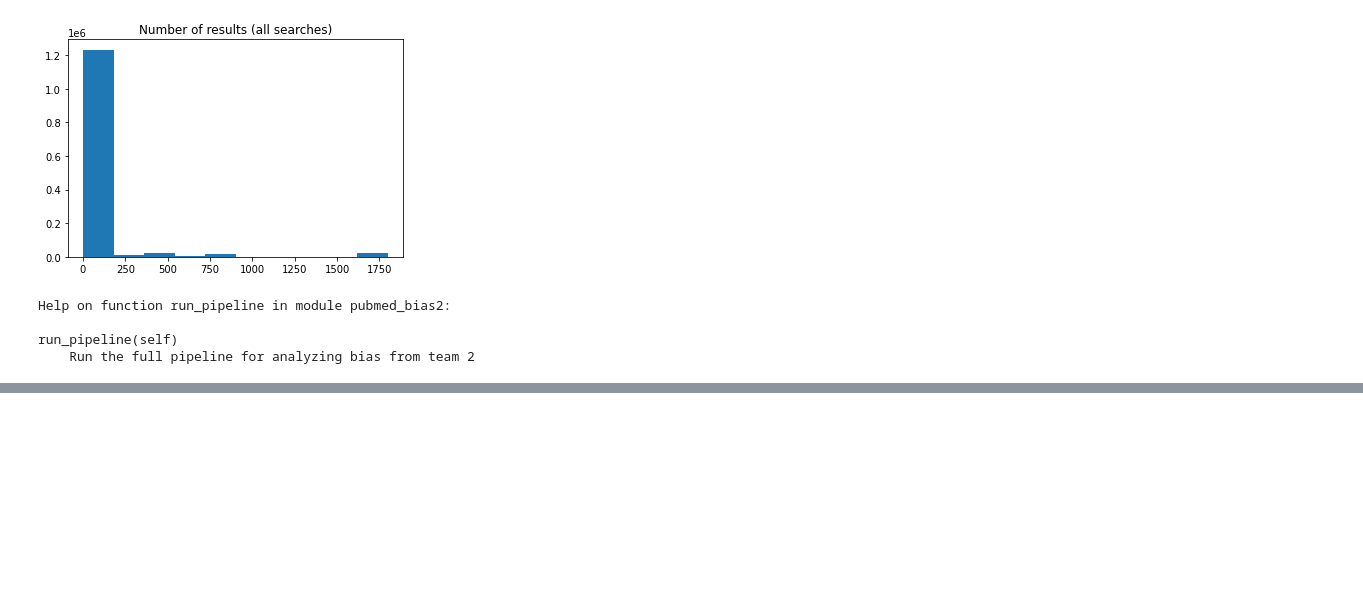
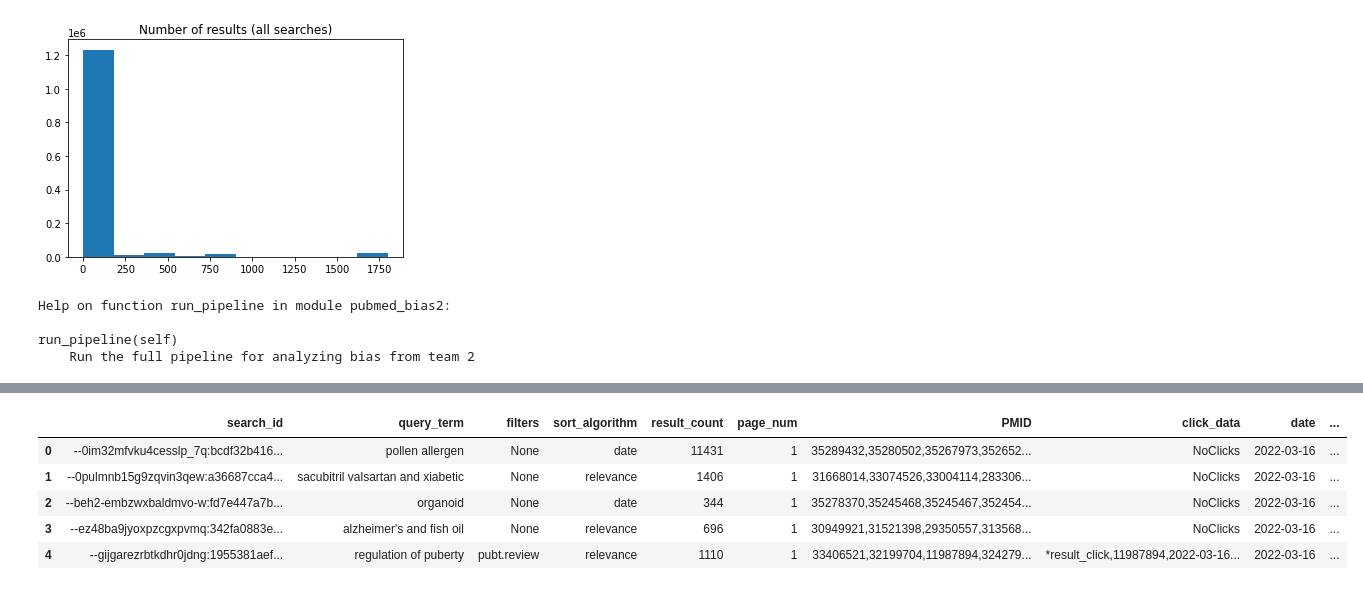
Before and after one commit to NCBI-Codeathons/pubmed-codeathon-team2, a Jupyter notebook: pubmed_bias2_examples.ipynb, the cells around one changed output, grey strips where cells are left out. Cells and saved outputs as stored; diff of their text form; code cells hidden in the pictures; blank space fills up the shorter version.

```diff
--- a/pubmed_bias2_examples.ipynb
+++ b/pubmed_bias2_examples.ipynb
@@ -83,0 +119,15 @@ pubmed_bias2.calc_score1_metric(query_term="diabetes", df=new_df_obj.data_pmid)
+# %%
+new_df_obj.data_pmid['PMID'] = new_df_obj.data_pmid['PMID'].apply(lambda x: x.split(','))
+ex = new_df_obj.data_pmid.explode('PMID')
+ex.PMID = ex.PMID.astype(str)
+ex = ex.drop_duplicates('PMID')
+len(ex)
+# %%
+ex.head()
+# %% [output]
+|  | search_id | query_term | filters | sort_algorithm | result_count | page_num | PMID | click_data | date | ... |
+| 0 | --0im32mfvku4cesslp_7q:bcdf32b416... | pollen allergen | None | date | 11431 | 1 | 35289432,35280502,35267973,352652... | NoClicks | 2022-03-16 | ... |
+| 1 | --0pulmnb15g9zqvin3qew:a36687cca4... | sacubitril valsartan and xiabetic | None | relevance | 1406 | 1 | 31668014,33074526,33004114,283306... | NoClicks | 2022-03-16 | ... |
+| 2 | --beh2-embzwxbaldmvo-w:fd7e447a7b... | organoid | None | date | 344 | 1 | 35278370,35245468,35245467,352454... | NoClicks | 2022-03-16 | ... |
+| 3 | --ez48ba9jyoxpzcgxpvmq:342fa0883e... | alzheimer's and fish oil | None | relevance | 696 | 1 | 30949921,31521398,29350557,313568... | NoClicks | 2022-03-16 | ... |
+| 4 | --gijgarezrbtkdhr0jdng:1955381aef... | regulation of puberty | pubt.review | relevance | 1110 | 1 | 33406521,32199704,11987894,324279... | *result_click,11987894,2022-03-16... | 2022-03-16 | ... |
```
Also changed, not shown: parts of 9 cells of this notebook, 12 other files.
